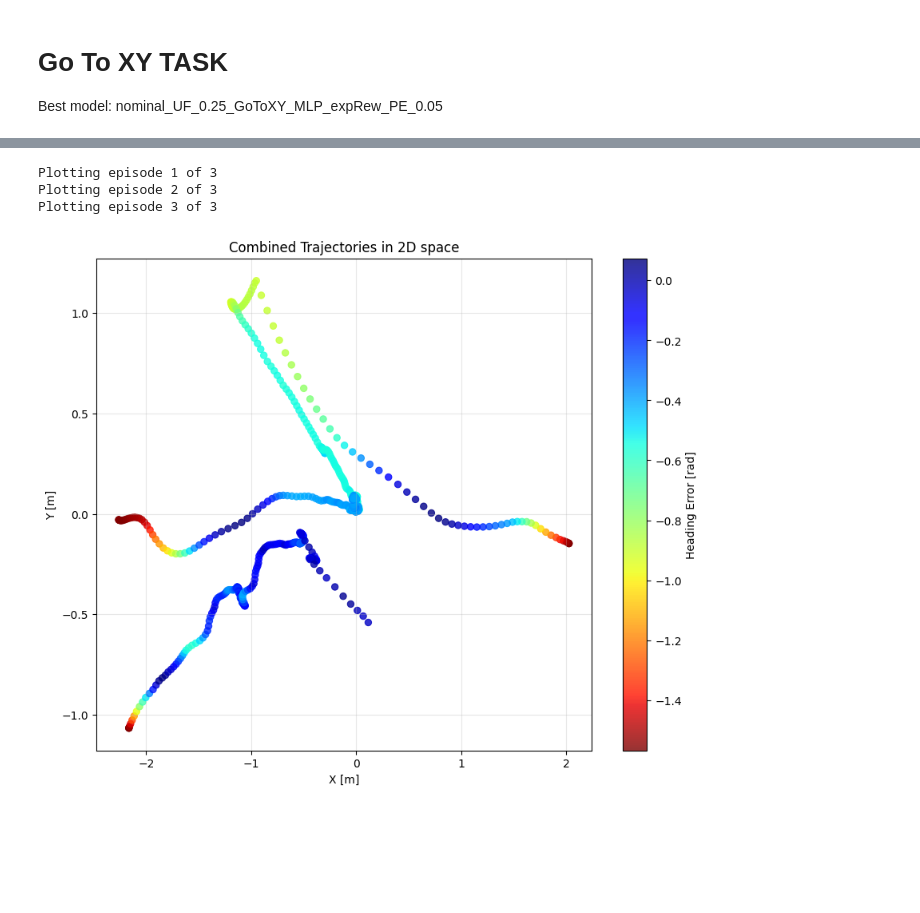
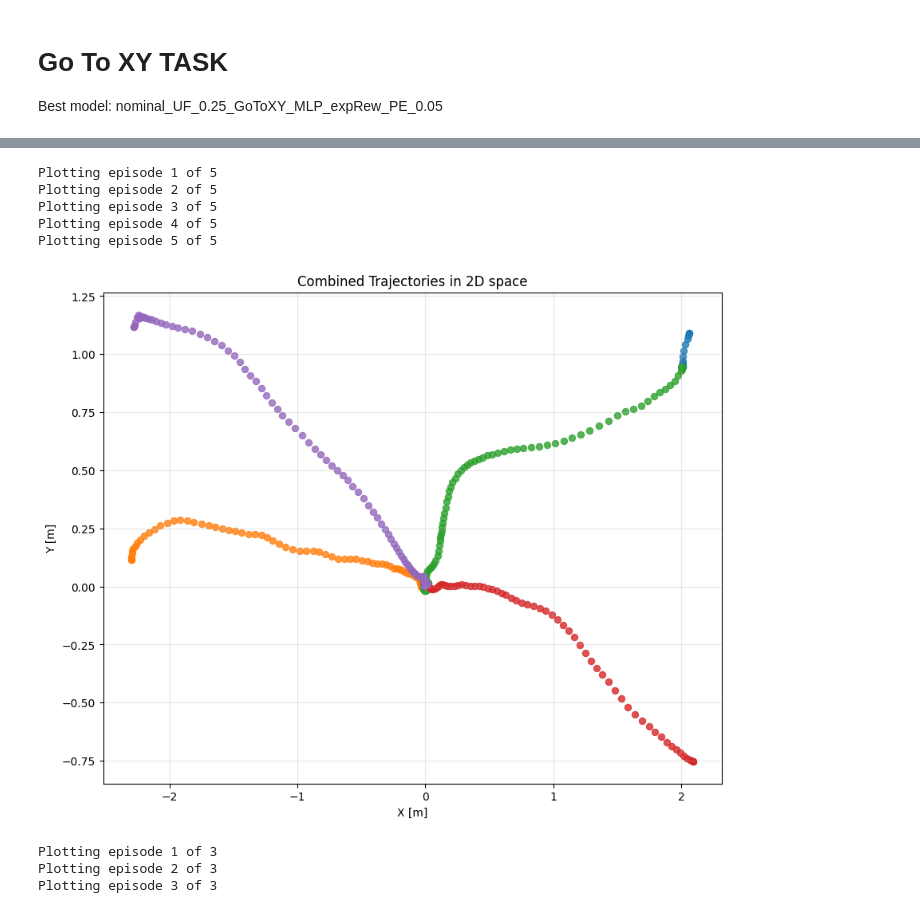
Before and after one commit to elharirymatteo/RANS, a Jupyter notebook: omniisaacgymenvs/utils/icra24_results.ipynb, the cells around one changed output, grey strips where cells are left out. Saved outputs shown, nothing was run; the diff lists cells and outputs as text; code cells hidden in the pictures; blank space fills up the shorter version.

```diff
--- a/omniisaacgymenvs/utils/icra24_results.ipynb
+++ b/omniisaacgymenvs/utils/icra24_results.ipynb
@@ -66,7 +67,7 @@ def plot_single_pose_traj(state_history, ax, **kwargs):
     colors = np.arctan2(heading_error[:, 1], heading_error[:, 0])
 
     # Create a scatter plot with varying colors
-    sc = ax.scatter(x, y, c=colors, cmap='jet_r', alpha=0.8, linewidth=0.75, **kwargs)
+    sc = ax.scatter(x, y, c=colors, cmap='jet_r', alpha=0.8, linewidth=0.5, **kwargs)
     return sc
 
 def plot_single_xy_traj(state_history, ax, color, **kwargs):
@@ -150,31 +163,45 @@ Plotting episode 5 of 5
 # %%
 
-lab_exp_dir = "../ros_lab_exp/11_9_23/Pose_RL_kill_2"
-lab_exp_episodes = os.listdir(lab_exp_dir)
+exp_names = ['xy_RL', 'xy_RL_kill_2']
+lab_exp_dir = "../ros_lab_exp/11_9_23/"
 
-# Create a single figure to combine the plots
-fig, ax = plt.subplots(figsize=(10, 8))
+for exp_name in exp_names:
+    exp_dir = os.path.join(lab_exp_dir, exp_name)
+    lab_exp_episodes = [ep for ep in os.listdir(exp_dir) if ".png" not in ep]
 
-for i, episode in enumerate(lab_exp_episodes):
-    states = np.load(os.path.join(lab_exp_dir, episode, "obs.npy"), allow_pickle=True)
-    states = np.squeeze(states)
-    print(f"Plotting episode {i+1} of {len(lab_exp_episodes)}")
-    sc = plot_single_pose_traj(states, ax=ax)
+    # Create a single figure to combine the plots
+    fig, ax = plt.subplots(figsize=(10, 8))
 
-# Customize the appearance of the plot
-plt.colorbar(sc, label='Heading Error [rad]')
-plt.grid(alpha=0.3)
-plt.xlabel('X [m]')
-plt.ylabel('Y [m]')
-plt.title('Combined Trajectories in 2D space')
+    # Define a list of colors for each trajectory
+    colormap = cm.get_cmap('tab20')
+    num_colors = len(lab_exp_episodes)
+    colors = [colormap(i) for i in range(0, num_colors*2, 2)]
 
-# Save the combined plot
-plt.savefig(os.path.join(lab_exp_dir, "combined_trajectories.png"))
+    for i, episode in enumerate(lab_exp_episodes):
+        states = np.load(os.path.join(exp_dir, episode, "obs.npy"), allow_pickle=True)
+        states = np.squeeze(states)
+        print(f"Plotting episode {i+1} of {len(lab_exp_episodes)}")
 
-# Show the combined plot
-plt.show()
+        sc = plot_single_xy_traj(states, ax=ax, color=colors[i])
+
+    # Customize the appearance of the plot
+    plt.grid(alpha=0.3)
+    plt.xlabel('X [m]')
+    plt.ylabel('Y [m]')
+    plt.title('Combined Trajectories in 2D space')
+
+    # Save the combined plot
+    plt.savefig(os.path.join(exp_dir, "combined_trajectories.png"))
+
+    # Show the combined plot
+    plt.show()
 # %% [output]
-Plotting episode 1 of 3
-Plotting episode 2 of 3
-Plotting episode 3 of 3
+Plotting episode 1 of 5
+Plotting episode 2 of 5
+Plotting episode 3 of 5
+Plotting episode 4 of 5
+Plotting episode 5 of 5
-[figure, old version]
+[figure, new version]
+Plotting episode 1 of 3
+Plotting episode 2 of 3
+Plotting episode 3 of 3
```
Also changed, not shown: parts of 7 cells of this notebook, 1 other file.
